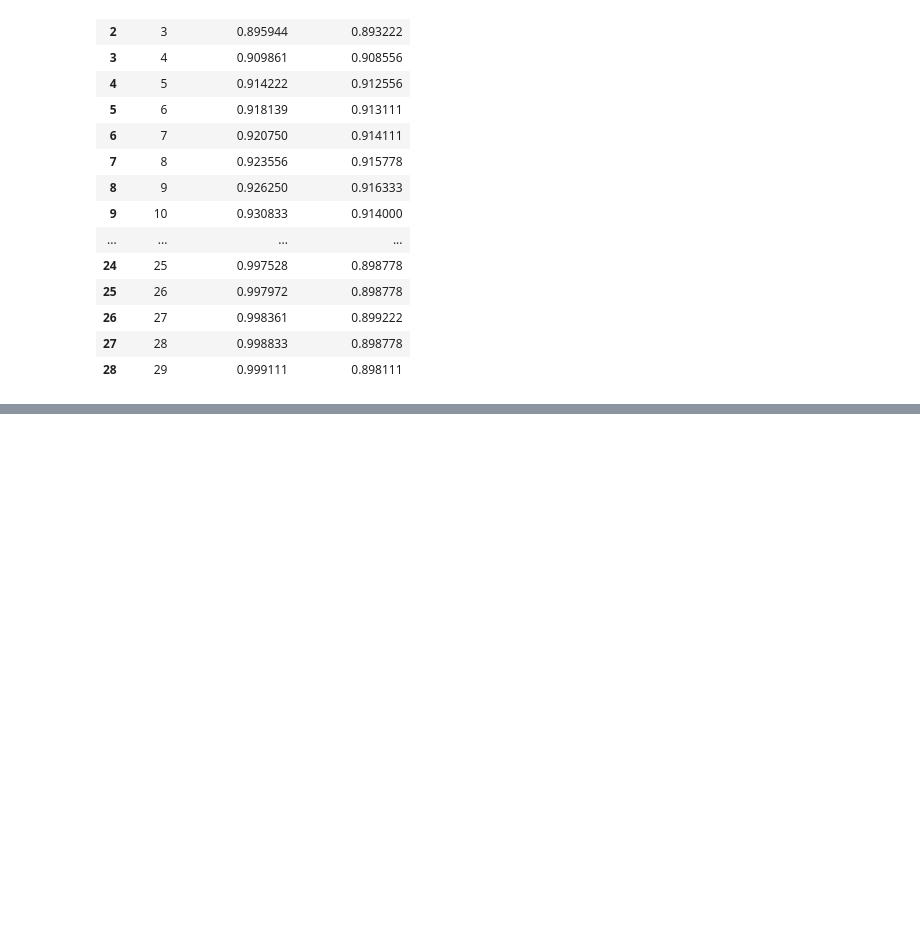
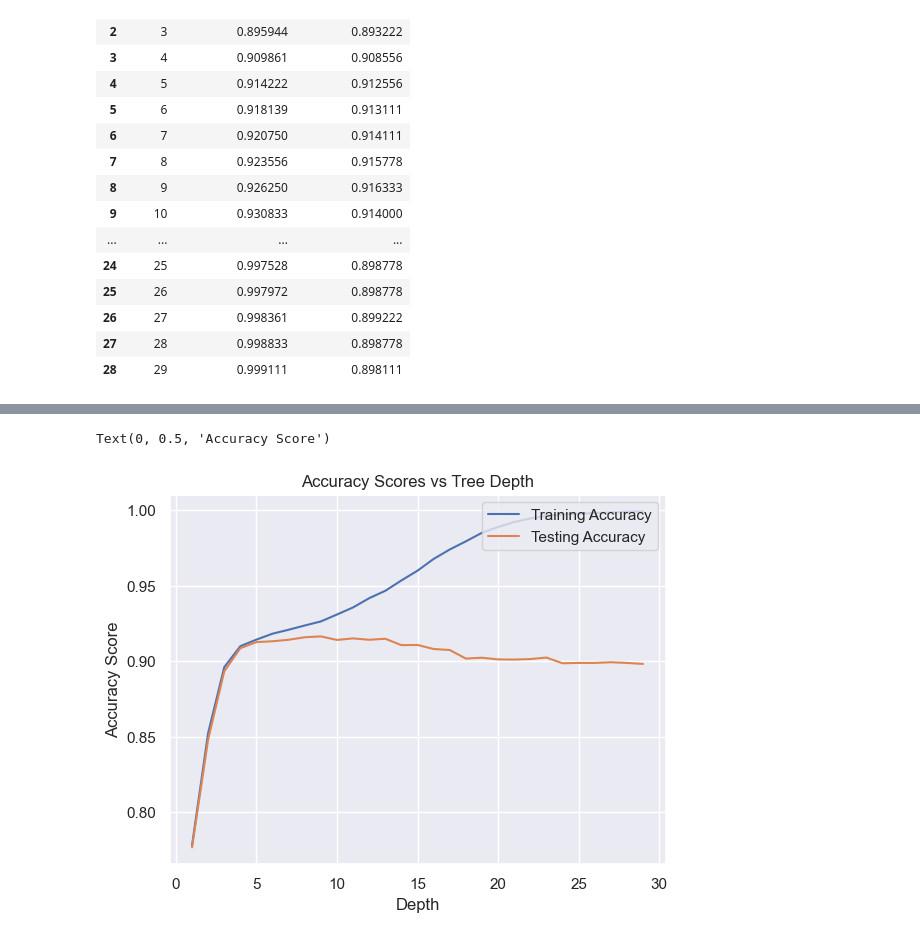
Before and after one commit to ProntoSbinalla/DAT-402-Project-1, a Jupyter notebook: Project 1.ipynb, the cells around one changed output, grey strips where cells are left out. Cells and saved outputs as stored; diff of their text form; code cells hidden in the pictures; blank space fills up the shorter version.

```diff
--- a/Project 1.ipynb
+++ b/Project 1.ipynb
@@ -211,0 +238,10 @@ decisionTreeDF
+# %%
+plt.plot(decisionTreeDF['Depth'], decisionTreeDF['Training Accuracy'], label='Training Accuracy')
+plt.plot(decisionTreeDF['Depth'], decisionTreeDF['Testing Accuracy'], label='Testing Accuracy')
+plt.legend(loc='upper right')
+plt.title("Accuracy Scores vs Tree Depth")
+plt.xlabel("Depth")
+plt.ylabel("Accuracy Score")
+# %% [output]
+Text(0, 0.5, 'Accuracy Score')
+[figure, added]
```
Also changed, not shown: parts of 3 cells of this notebook.
